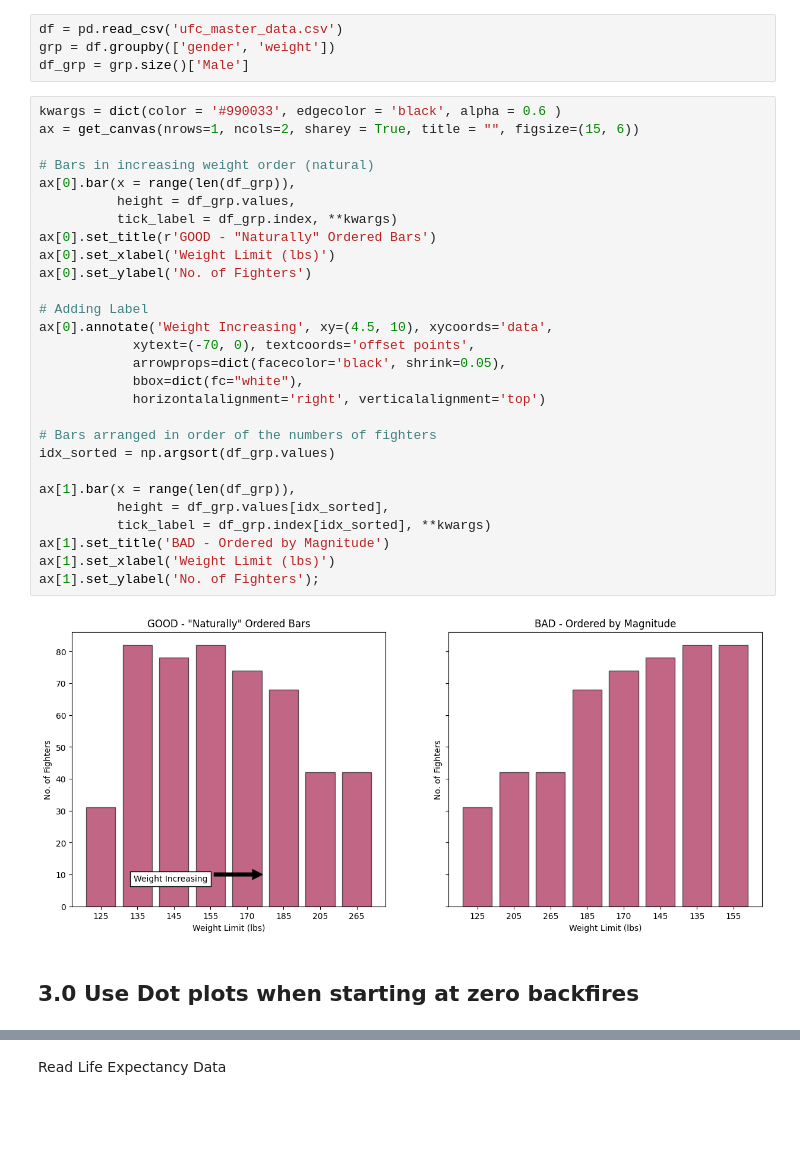
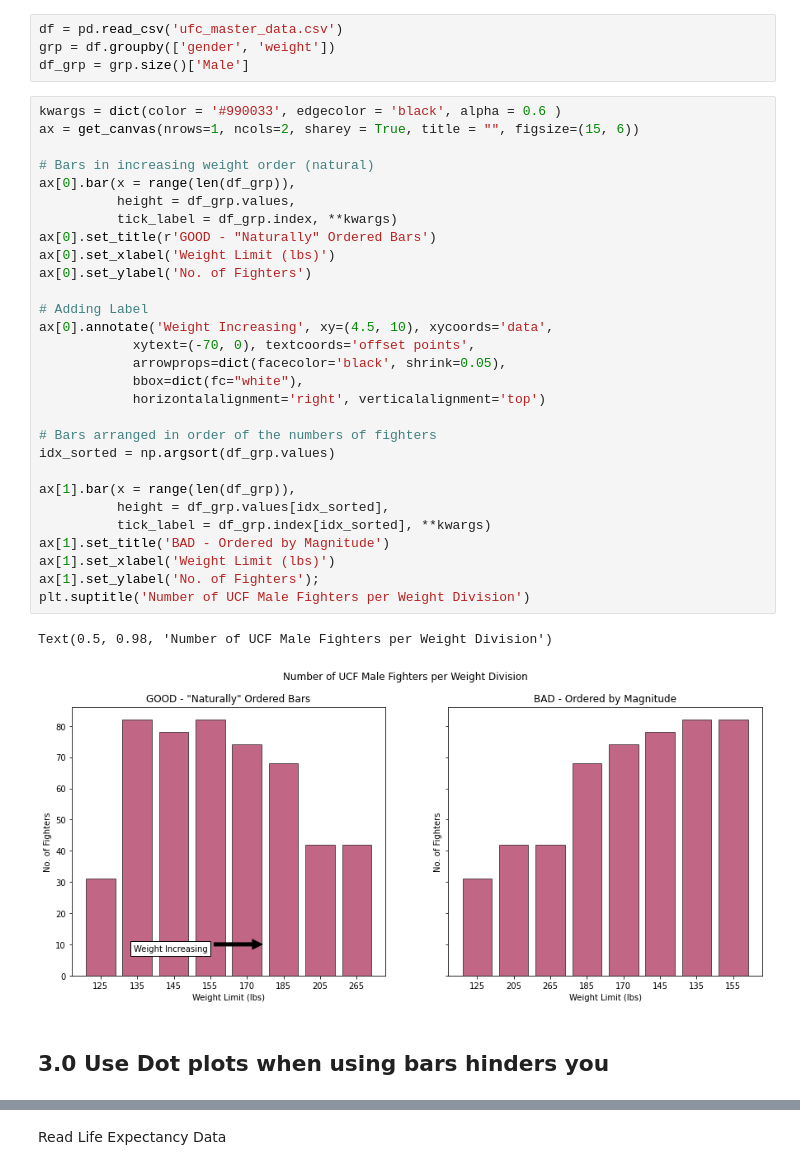
Before and after one commit to LorenzoPeve/Data-Viz, a Jupyter notebook: 02_Visualizing_Amounts/visualizing_amounts.ipynb, the cells around one changed output, grey strips where cells are left out. Cells and saved outputs as stored; diff of their text form; blank space fills up the shorter version.

```diff
--- a/02_Visualizing_Amounts/visualizing_amounts.ipynb
+++ b/02_Visualizing_Amounts/visualizing_amounts.ipynb
@@ -125,33 +132,35 @@ df_grp = grp.size()['Male']
 # %%
 kwargs = dict(color = '#990033', edgecolor = 'black', alpha = 0.6 )
 ax = get_canvas(nrows=1, ncols=2, sharey = True, title = "", figsize=(15, 6))
 
 # Bars in increasing weight order (natural)
 ax[0].bar(x = range(len(df_grp)),
           height = df_grp.values,
           tick_label = df_grp.index, **kwargs)
 ax[0].set_title(r'GOOD - "Naturally" Ordered Bars')
 ax[0].set_xlabel('Weight Limit (lbs)')
 ax[0].set_ylabel('No. of Fighters')
 
 # Adding Label
 ax[0].annotate('Weight Increasing', xy=(4.5, 10), xycoords='data',
             xytext=(-70, 0), textcoords='offset points',
             arrowprops=dict(facecolor='black', shrink=0.05),
             bbox=dict(fc="white"),
             horizontalalignment='right', verticalalignment='top')
 
 # Bars arranged in order of the numbers of fighters
 idx_sorted = np.argsort(df_grp.values)
 
 ax[1].bar(x = range(len(df_grp)),
           height = df_grp.values[idx_sorted],
           tick_label = df_grp.index[idx_sorted], **kwargs)
 ax[1].set_title('BAD - Ordered by Magnitude')
 ax[1].set_xlabel('Weight Limit (lbs)')
 ax[1].set_ylabel('No. of Fighters');
+plt.suptitle('Number of UCF Male Fighters per Weight Division')
 # %% [output]
+Text(0.5, 0.98, 'Number of UCF Male Fighters per Weight Division')
-[figure, old version]
+[figure, new version]
 # %% [markdown]
-## 3.0 Use Dot plots when starting at zero backfires
+## 3.0 Use Dot plots when using bars hinders you
 # %% [markdown]
```
Also changed, not shown: parts of 35 cells of this notebook.
